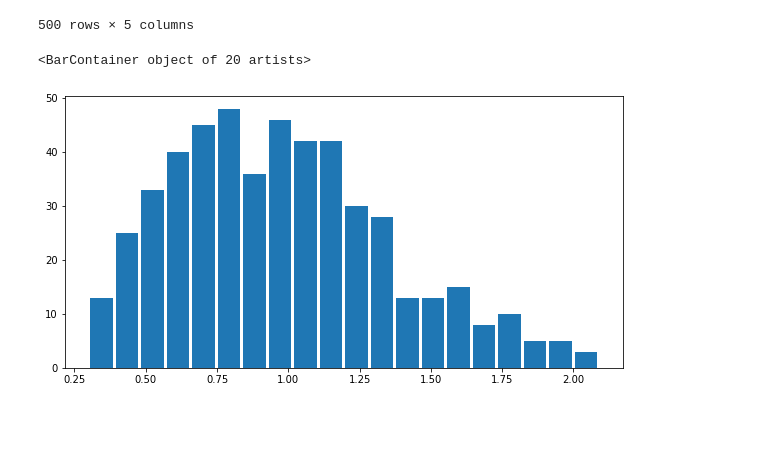
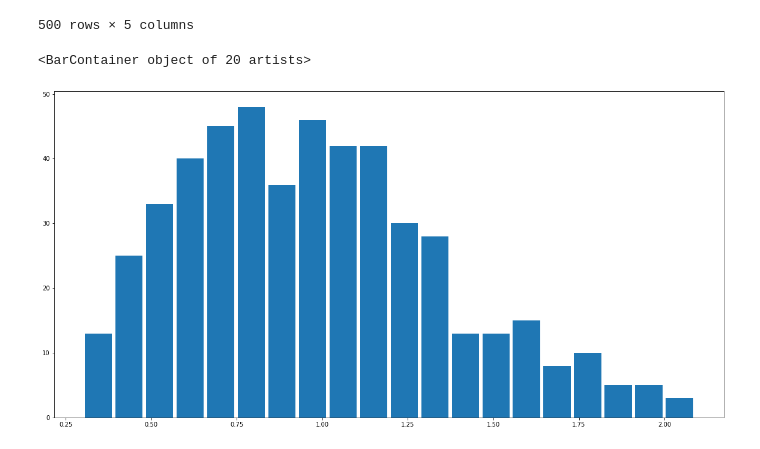
Before and after one commit to EiderDiaz/midterm_ds_is, a Jupyter notebook: final summer takehome/Q1_exponential families.ipynb, the cells around one changed output. Drawn from its saved outputs; the diff is of its cells as text; code cells hidden in the pictures; blank space fills up the shorter version.

```diff
--- a/final summer takehome/Q1_exponential families.ipynb
+++ b/final summer takehome/Q1_exponential families.ipynb
@@ -30,15 +29,15 @@ bmi_data
 # %%
 freqs, bins = np.histogram(bmi_data["BMI"], bins=20)
 bmi_median = bmi_data["BMI"].median()
 bmi_data["BMI"] = bmi_data["BMI"] / (bmi_median)
 bins = bins / (bmi_median)
 
 
-plt.figure(figsize=(10,5))
+plt.figure(figsize=(20,10))
 plt.bar(bins[:-1], freqs,width=0.08)
 # %% [output]
 <BarContainer object of 20 artists>
-[figure, old version]
+[figure, new version]
 # %%
 #take the even-numbered subjects
 evens = bmi_data.loc[bmi_data["Number"] % 2 ==0]
```
Also changed, not shown: parts of 16 cells of this notebook.
